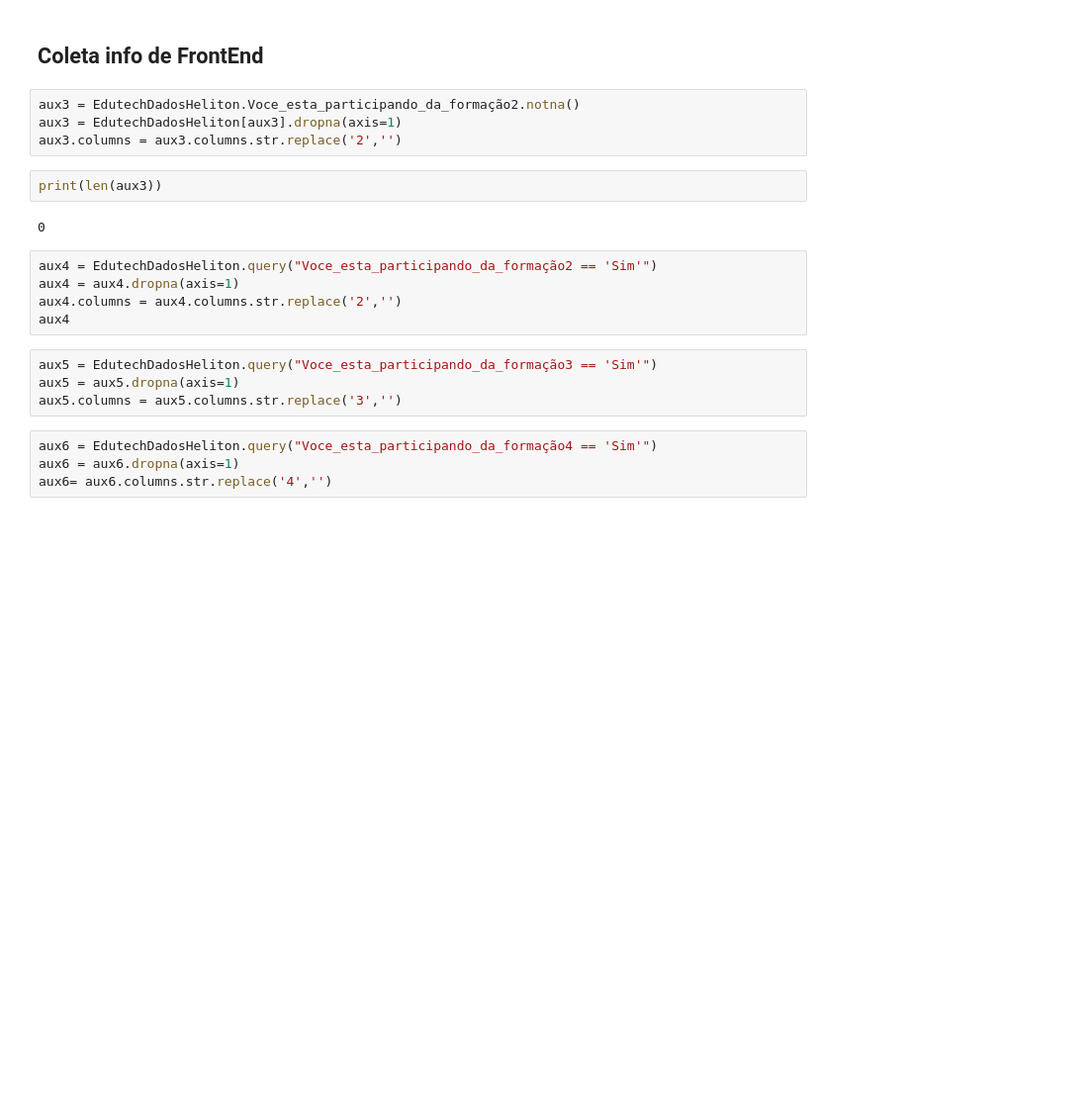
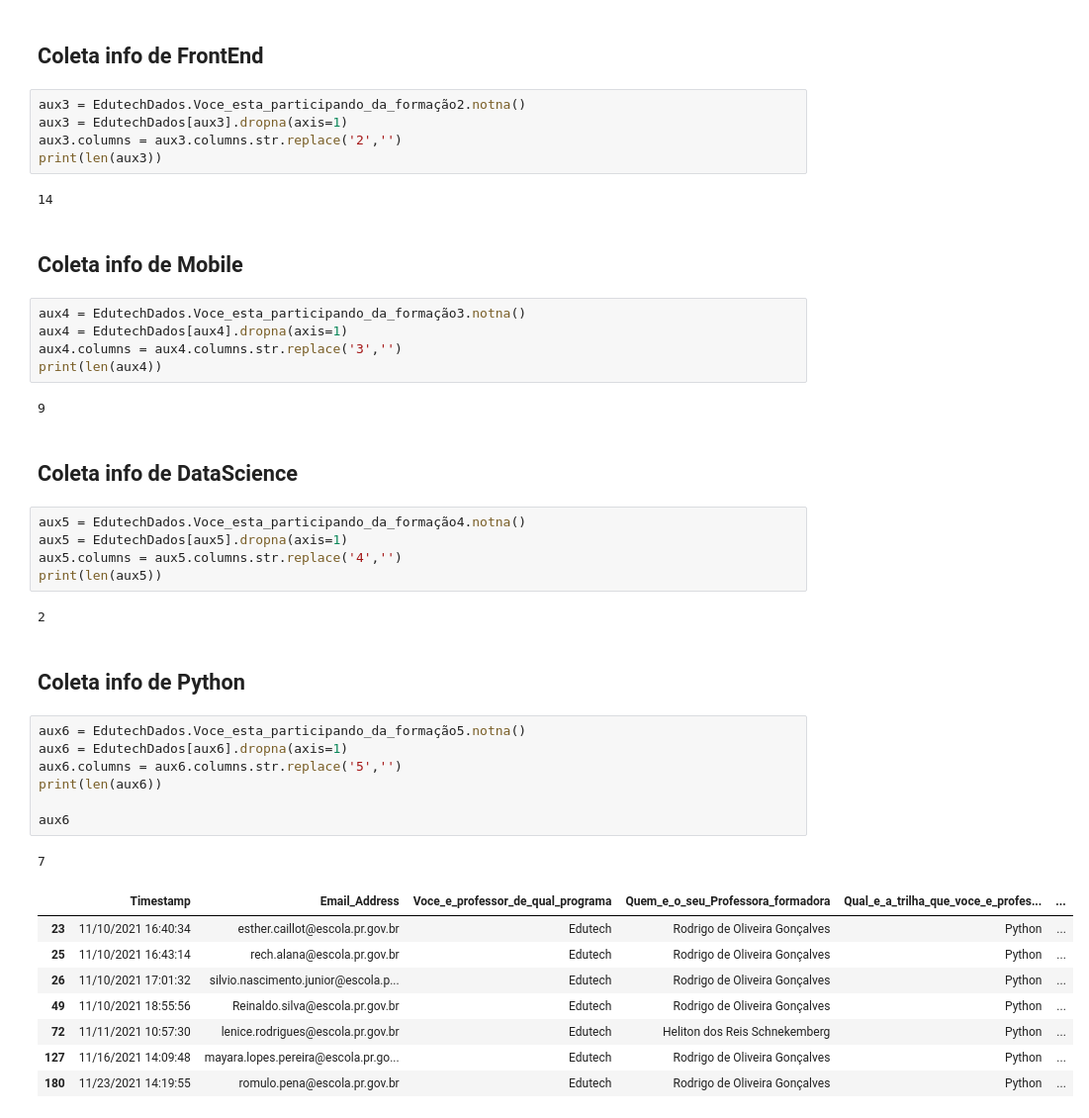
Before and after one commit to marcelopaludetto/arruma-formulario, a Jupyter notebook: AnaliseEnqueteSEED2021.ipynb, the cells around one changed output. Shown: that part at 99% size. Saved outputs shown, nothing was run; the diff lists cells and outputs as text; blank space fills up the shorter version.

```diff
--- a/AnaliseEnqueteSEED2021.ipynb
+++ b/AnaliseEnqueteSEED2021.ipynb
@@ -98,23 +116,46 @@ print(len(aux2))
 # %% [markdown]
 ## Coleta info de FrontEnd
 # %%
-aux3 = EdutechDadosHeliton.Voce_esta_participando_da_formação2.notna()
-aux3 = EdutechDadosHeliton[aux3].dropna(axis=1)
+aux3 = EdutechDados.Voce_esta_participando_da_formação2.notna()
+aux3 = EdutechDados[aux3].dropna(axis=1)
 aux3.columns = aux3.columns.str.replace('2','')
+print(len(aux3))
+# %% [output]
+14
-# %%
-print(len(aux3))
-# %% [output]
-0
+# %% [markdown]
+## Coleta info de Mobile
 # %%
-aux4 = EdutechDadosHeliton.query("Voce_esta_participando_da_formação2 == 'Sim'")
-aux4 = aux4.dropna(axis=1)
-aux4.columns = aux4.columns.str.replace('2','')
-aux4
+aux4 = EdutechDados.Voce_esta_participando_da_formação3.notna()
+aux4 = EdutechDados[aux4].dropna(axis=1)
+aux4.columns = aux4.columns.str.replace('3','')
+print(len(aux4))
+# %% [output]
+9
+# %% [markdown]
+## Coleta info de DataScience
 # %%
-aux5 = EdutechDadosHeliton.query("Voce_esta_participando_da_formação3 == 'Sim'")
-aux5 = aux5.dropna(axis=1)
-aux5.columns = aux5.columns.str.replace('3','')
+aux5 = EdutechDados.Voce_esta_participando_da_formação4.notna()
+aux5 = EdutechDados[aux5].dropna(axis=1)
+aux5.columns = aux5.columns.str.replace('4','')
+print(len(aux5))
+# %% [output]
+2
+# %% [markdown]
+## Coleta info de Python
 # %%
-aux6 = EdutechDadosHeliton.query("Voce_esta_participando_da_formação4 == 'Sim'")
-aux6 = aux6.dropna(axis=1)
-aux6= aux6.columns.str.replace('4','')
+aux6 = EdutechDados.Voce_esta_participando_da_formação5.notna()
+aux6 = EdutechDados[aux6].dropna(axis=1)
+aux6.columns = aux6.columns.str.replace('5','')
+print(len(aux6))
+
+aux6
+# %% [output]
+7
+|  | Timestamp | Email_Address | Voce_e_professor_de_qual_programa | Quem_e_o_seu_Professora_formadora | Qual_e_a_trilha_que_voce_e_profes... | ... |
+| 23 | 11/10/2021 16:40:34 | esther.caillot@escola.pr.gov.br | Edutech | Rodrigo de Oliveira Gonçalves | Python | ... |
+| 25 | 11/10/2021 16:43:14 | rech.alana@escola.pr.gov.br | Edutech | Rodrigo de Oliveira Gonçalves | Python | ... |
+| 26 | 11/10/2021 17:01:32 | silvio.nascimento.junior@escola.p... | Edutech | Rodrigo de Oliveira Gonçalves | Python | ... |
+| 49 | 11/10/2021 18:55:56 | Reinaldo.silva@escola.pr.gov.br | Edutech | Rodrigo de Oliveira Gonçalves | Python | ... |
+| 72 | 11/11/2021 10:57:30 | lenice.rodrigues@escola.pr.gov.br | Edutech | Heliton dos Reis Schnekemberg | Python | ... |
+| 127 | 11/16/2021 14:09:48 | mayara.lopes.pereira@escola.pr.go... | Edutech | Rodrigo de Oliveira Gonçalves | Python | ... |
+| 180 | 11/23/2021 14:19:55 | romulo.pena@escola.pr.gov.br | Edutech | Rodrigo de Oliveira Gonçalves | Python | ... |
```
Also changed, not shown: parts of 25 cells of this notebook.
